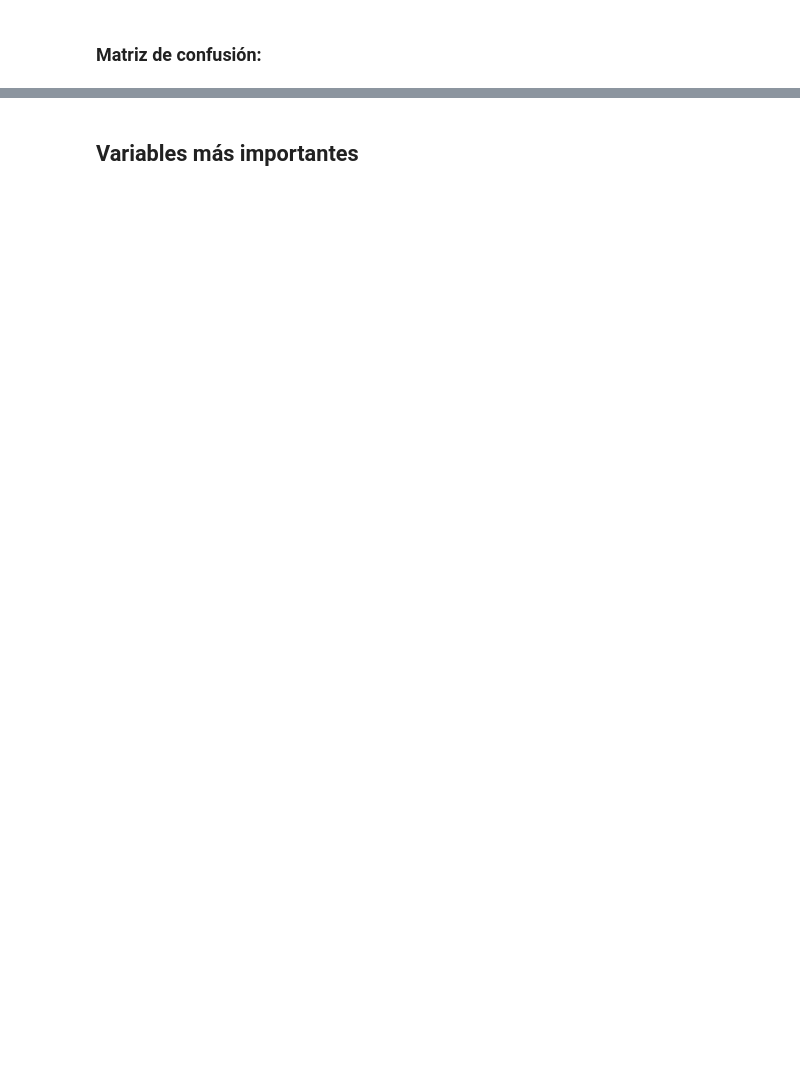
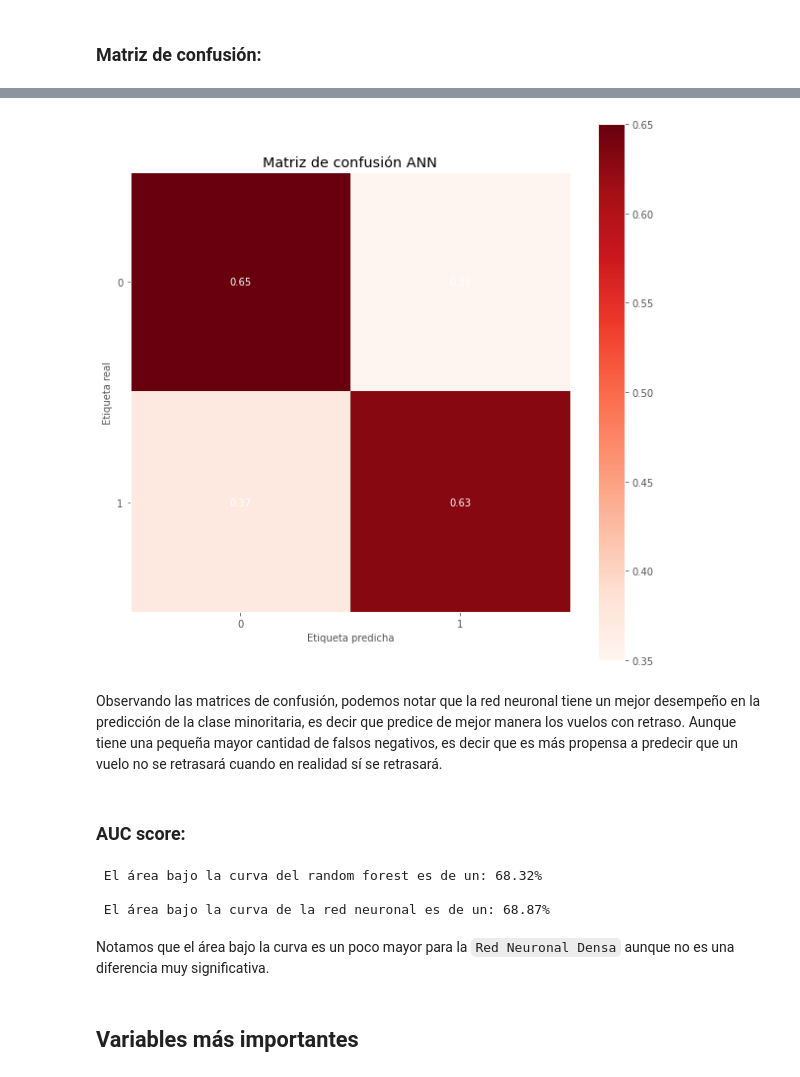
Before and after one commit to Felopo/Data-Scientist-Challenge-LATAM-Airlines, a Jupyter notebook: solution.ipynb, the cells around one changed output, grey strips where cells are left out. Drawn from its saved outputs; the diff is of its cells as text; code cells hidden in the pictures; blank space fills up the shorter version.

```diff
--- a/solution.ipynb
+++ b/solution.ipynb
@@ -822,2 +864,25 @@ Es un poco menor que el obtenido por el `Random Forest`. Cabe recalcar que esta
+# %%
+# Mostramos al matriz de confusión
+fig, ax = plt.subplots(figsize = (10, 10))
+skplt.metrics.plot_confusion_matrix(y_test, y_pred_nn, ax = ax, normalize = True, cmap="Reds")
+plt.title("Matriz de confusión ANN")
+plt.xlabel("Etiqueta predicha")
+plt.ylabel("Etiqueta real")
+plt.show()
+# %% [output]
+[figure, added]
+# %% [markdown]
+Observando las matrices de confusión, podemos notar que la red neuronal tiene un mejor desempeño en la predicción de la clase minoritaria, es decir que predice de mejor manera los vuelos con retraso. Aunque tiene una pequeña mayor cantidad de falsos negativos, es decir que es más propensa a predecir que un vuelo no se retrasará cuando en realidad sí se retrasará.
+# %% [markdown]
+### AUC score:
+# %%
+print(f"\n El área bajo la curva del random forest es de un: {round(roc_auc_score(y_test, y_pred_rf_rg_prob[:, 1]) * 100, 2)}%")
+print(f"\n El área bajo la curva de la red neuronal es de un: {round(roc_auc_score(y_test, y_pred_proba_nn[:, 1]) * 100, 2)}%")
+# %% [output]
+ El área bajo la curva del random forest es de un: 68.32%
+
+ El área bajo la curva de la red neuronal es de un: 68.87%
+# %% [markdown]
+Notamos que el área bajo la curva es un poco mayor para la `Red Neuronal Densa` aunque no es una diferencia muy significativa.
 # %% [markdown]
 ## Variables más importantes
```
Also changed, not shown: parts of 27 cells of this notebook.
